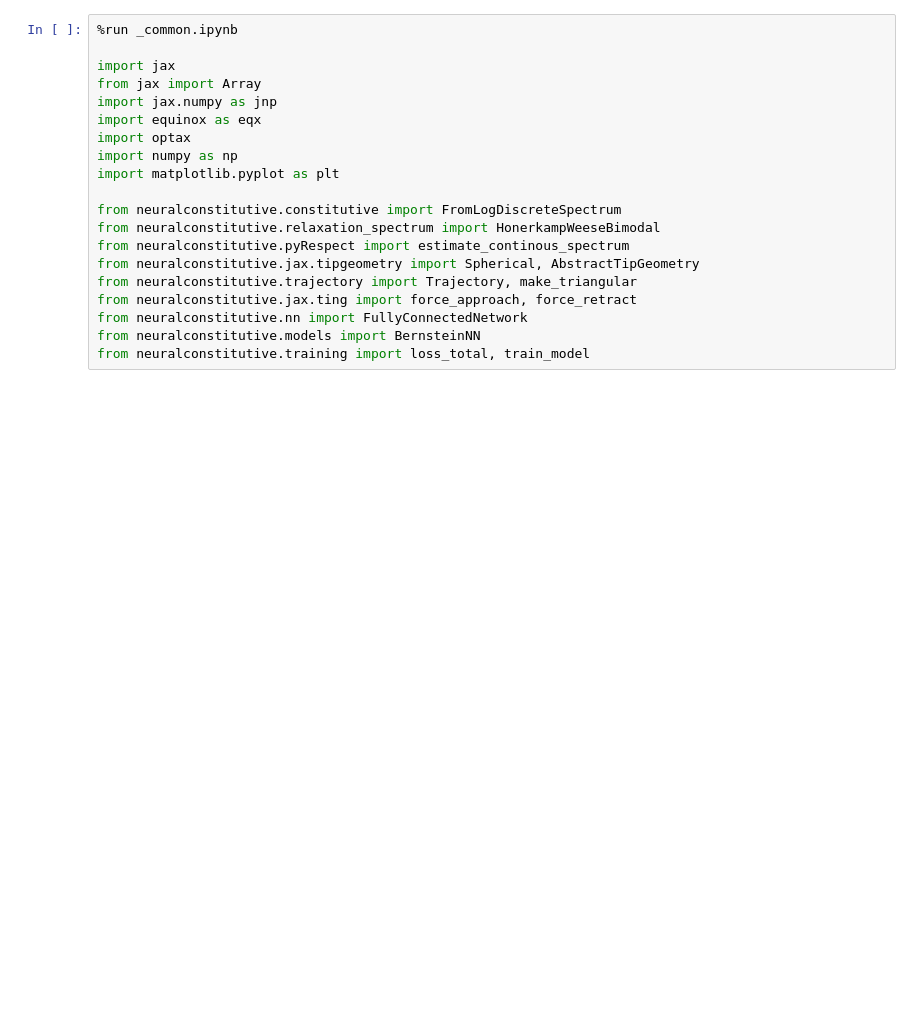
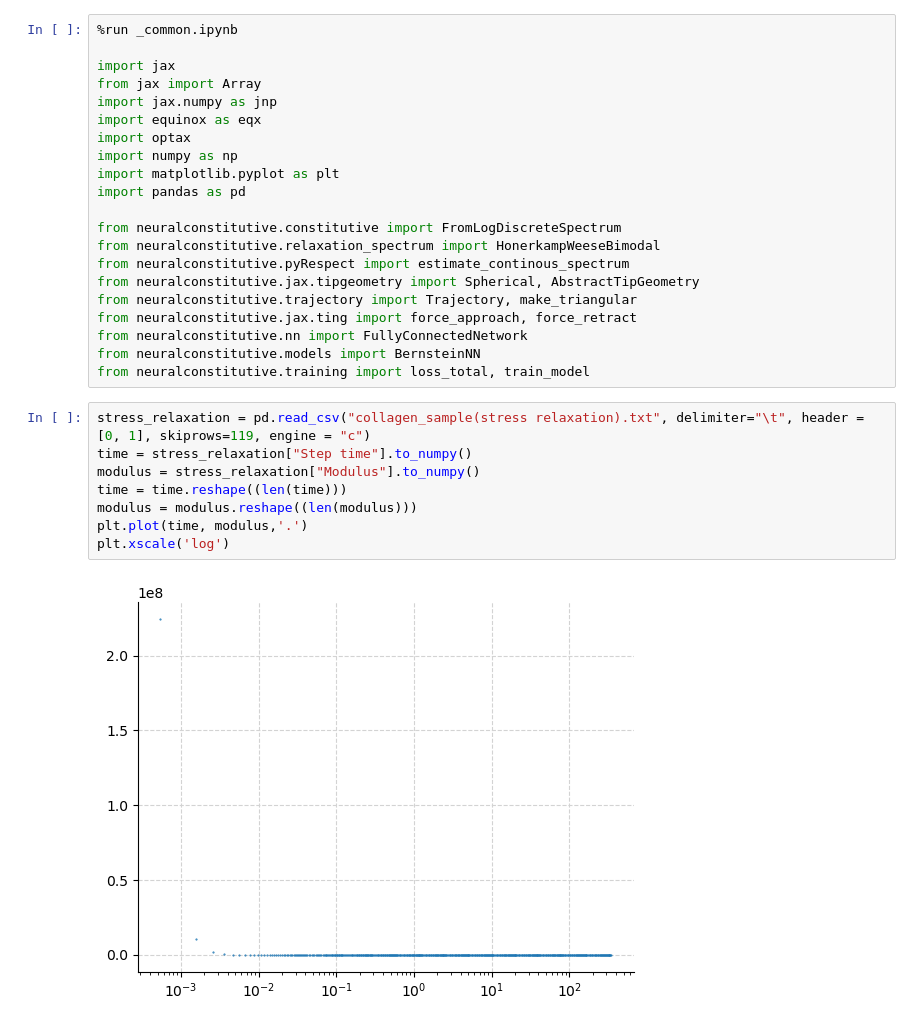
Before and after one commit to Jhko725/NeuralConstitutiveEq.jl, a Jupyter notebook: notebooks/collagen_pyrespect.ipynb, the cells around one changed output. Cells and saved outputs as stored; diff of their text form; blank space fills up the shorter version.

Commit message:
collagen pyrespect

```diff
--- a/notebooks/collagen_pyrespect.ipynb
+++ b/notebooks/collagen_pyrespect.ipynb
@@ -8,6 +8,7 @@ import equinox as eqx
 import optax
 import numpy as np
 import matplotlib.pyplot as plt
+import pandas as pd
 
 from neuralconstitutive.constitutive import FromLogDiscreteSpectrum
 from neuralconstitutive.relaxation_spectrum import HonerkampWeeseBimodal
@@ -18,4 +19,14 @@ from neuralconstitutive.jax.ting import force_approach, force_retract
 from neuralconstitutive.nn import FullyConnectedNetwork
 from neuralconstitutive.models import BernsteinNN
 from neuralconstitutive.training import loss_total, train_model
+# %%
+stress_relaxation = pd.read_csv("collagen_sample(stress relaxation).txt", delimiter="\t", header = [0, 1], skiprows=119, engine = "c")
+time = stress_relaxation["Step time"].to_numpy()
+modulus = stress_relaxation["Modulus"].to_numpy()
+time = time.reshape((len(time)))
+modulus = modulus.reshape((len(modulus)))
+plt.plot(time, modulus,'.')
+plt.xscale('log')
+# %% [output]
+[figure, added]
 # %%
```
Also changed, not shown: parts of 3 cells of this notebook, 1 other file.
